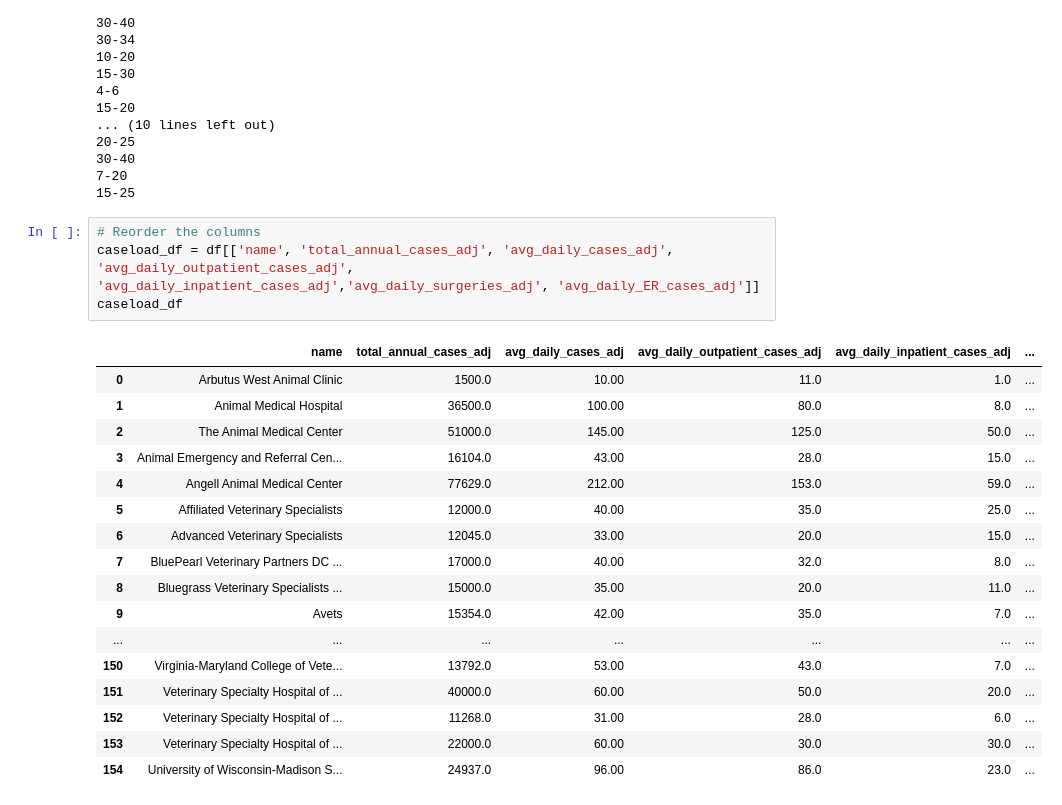
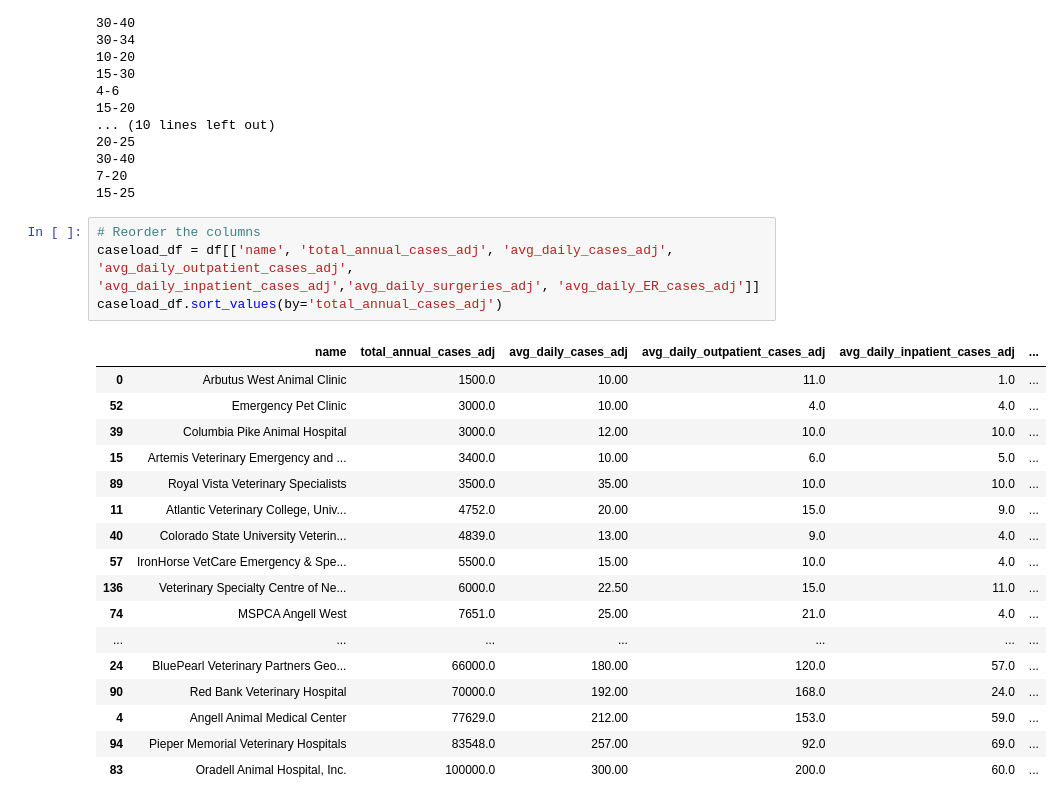
Before and after one commit to tcdvm/virmp, a Jupyter notebook: analysis/VIRMP.ipynb, the cells around one changed output. Cells and saved outputs as stored; diff of their text form.

```diff
--- a/analysis/VIRMP.ipynb
+++ b/analysis/VIRMP.ipynb
@@ -175,23 +163,23 @@ df.insert(12, 'avg_daily_ER_cases_adj', avg_daily_ER_cases_adj)
 # %%
 # Reorder the columns
 caseload_df = df[['name', 'total_annual_cases_adj', 'avg_daily_cases_adj', 'avg_daily_outpatient_cases_adj', 'avg_daily_inpatient_cases_adj','avg_daily_surgeries_adj', 'avg_daily_ER_cases_adj']]
-caseload_df
+caseload_df.sort_values(by='total_annual_cases_adj')
 # %% [output]
 |  | name | total_annual_cases_adj | avg_daily_cases_adj | avg_daily_outpatient_cases_adj | avg_daily_inpatient_cases_adj | ... |
 | 0 | Arbutus West Animal Clinic | 1500.0 | 10.00 | 11.0 | 1.0 | ... |
-| 1 | Animal Medical Hospital | 36500.0 | 100.00 | 80.0 | 8.0 | ... |
-| 2 | The Animal Medical Center | 51000.0 | 145.00 | 125.0 | 50.0 | ... |
-| 3 | Animal Emergency and Referral Cen... | 16104.0 | 43.00 | 28.0 | 15.0 | ... |
+| 52 | Emergency Pet Clinic | 3000.0 | 10.00 | 4.0 | 4.0 | ... |
+| 39 | Columbia Pike Animal Hospital | 3000.0 | 12.00 | 10.0 | 10.0 | ... |
+| 15 | Artemis Veterinary Emergency and ... | 3400.0 | 10.00 | 6.0 | 5.0 | ... |
+| 89 | Royal Vista Veterinary Specialists | 3500.0 | 35.00 | 10.0 | 10.0 | ... |
+| 11 | Atlantic Veterinary College, Univ... | 4752.0 | 20.00 | 15.0 | 9.0 | ... |
+| 40 | Colorado State University Veterin... | 4839.0 | 13.00 | 9.0 | 4.0 | ... |
+| 57 | IronHorse VetCare Emergency & Spe... | 5500.0 | 15.00 | 10.0 | 4.0 | ... |
+| 136 | Veterinary Specialty Centre of Ne... | 6000.0 | 22.50 | 15.0 | 11.0 | ... |
+| 74 | MSPCA Angell West | 7651.0 | 25.00 | 21.0 | 4.0 | ... |
+| ... | ... | ... | ... | ... | ... | ... |
+| 24 | BluePearl Veterinary Partners Geo... | 66000.0 | 180.00 | 120.0 | 57.0 | ... |
+| 90 | Red Bank Veterinary Hospital | 70000.0 | 192.00 | 168.0 | 24.0 | ... |
 | 4 | Angell Animal Medical Center | 77629.0 | 212.00 | 153.0 | 59.0 | ... |
-| 5 | Affiliated Veterinary Specialists | 12000.0 | 40.00 | 35.0 | 25.0 | ... |
-| 6 | Advanced Veterinary Specialists | 12045.0 | 33.00 | 20.0 | 15.0 | ... |
-| 7 | BluePearl Veterinary Partners DC ... | 17000.0 | 40.00 | 32.0 | 8.0 | ... |
-| 8 | Bluegrass Veterinary Specialists ... | 15000.0 | 35.00 | 20.0 | 11.0 | ... |
-| 9 | Avets | 15354.0 | 42.00 | 35.0 | 7.0 | ... |
-| ... | ... | ... | ... | ... | ... | ... |
-| 150 | Virginia-Maryland College of Vete... | 13792.0 | 53.00 | 43.0 | 7.0 | ... |
-| 151 | Veterinary Specialty Hospital of ... | 40000.0 | 60.00 | 50.0 | 20.0 | ... |
-| 152 | Veterinary Specialty Hospital of ... | 11268.0 | 31.00 | 28.0 | 6.0 | ... |
-| 153 | Veterinary Specialty Hospital of ... | 22000.0 | 60.00 | 30.0 | 30.0 | ... |
-| 154 | University of Wisconsin-Madison S... | 24937.0 | 96.00 | 86.0 | 23.0 | ... |
+| 94 | Pieper Memorial Veterinary Hospitals | 83548.0 | 257.00 | 92.0 | 69.0 | ... |
+| 83 | Oradell Animal Hospital, Inc. | 100000.0 | 300.00 | 200.0 | 60.0 | ... |
 # %%
```
Also changed, not shown: parts of 21 cells of this notebook.
